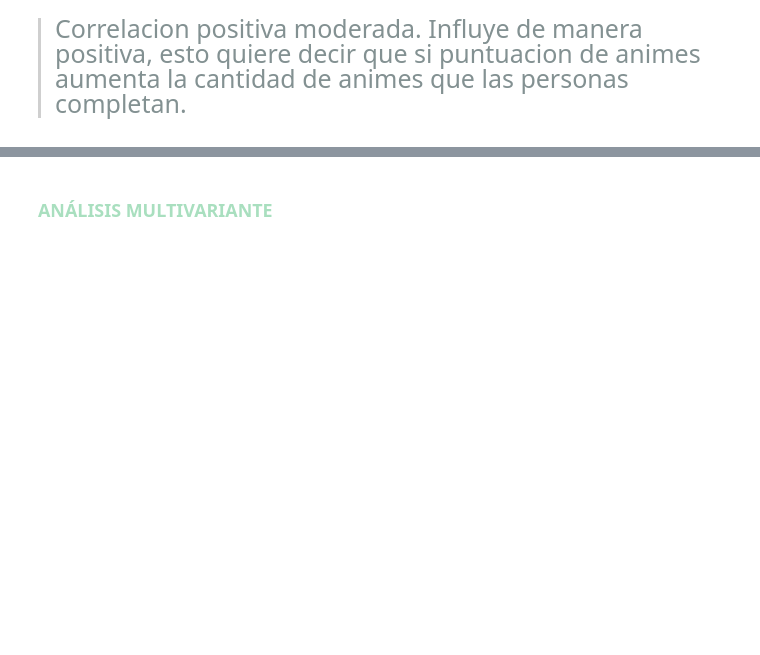
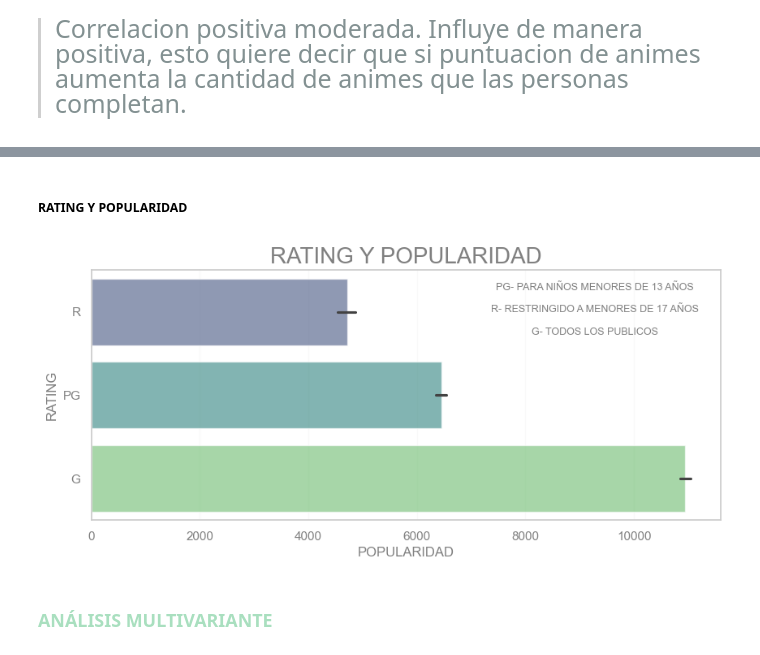
Before and after one commit to AmyGaarcia/EDA_ANIME, a Jupyter notebook: src/EDA/EDA_anime.ipynb, the cells around one changed output, grey strips where cells are left out. Saved outputs shown, nothing was run; the diff lists cells and outputs as text; code cells hidden in the pictures; blank space fills up the shorter version.

```diff
--- a/src/EDA/EDA_anime.ipynb
+++ b/src/EDA/EDA_anime.ipynb
@@ -1408,3 +1424,21 @@ Se rechaza la hipótesis nula.
+# %% [markdown]
+##### RATING Y POPULARIDAD
+# %%
+plt.figure(figsize=(10, 4))
+
+sns.barplot(x="Popularity", y="Rating", data=anime_EDA, palette="viridis", hue="Rating", alpha=0.6)
+
+plt.title("RATING Y POPULARIDAD", color="grey", fontsize= 20)
+plt.xlabel("POPULARIDAD", color="grey")
+plt.ylabel("RATING", color="grey")
+plt.tick_params(axis="x",colors="grey")
+plt.tick_params(axis="y", colors="grey")
+texto = "PG- PARA NIÑOS MENORES DE 13 AÑOS\n\nR- RESTRINGIDO A MENORES DE 17 AÑOS\n\nG- TODOS LOS PUBLICOS"
+plt.text(0.8, 0.95, texto, fontsize=9, va="top", ha="center", color="grey", transform=plt.gca().transAxes)
+
+plt.show()
+# %% [output]
+[figure, added]
 # %% [markdown]
 ### <span style="color:#A9DFBF ">ANÁLISIS MULTIVARIANTE</span>
 # %% [markdown]
```
Also changed, not shown: parts of 13 cells of this notebook.
